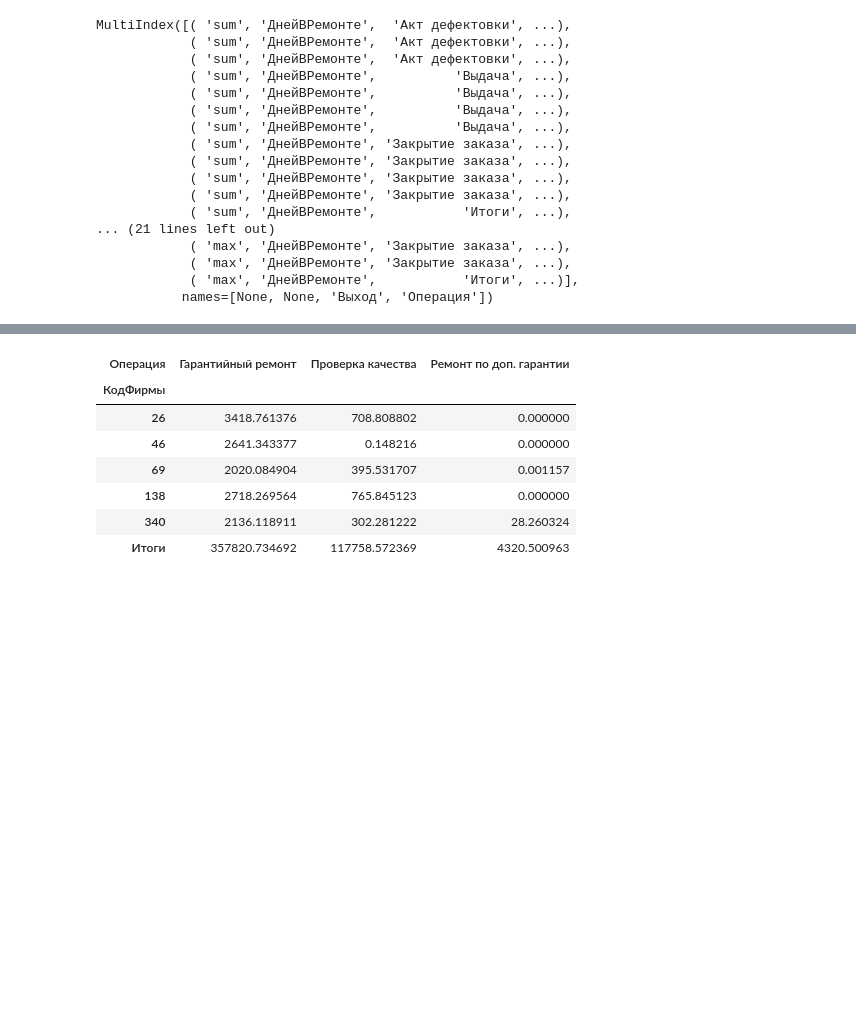
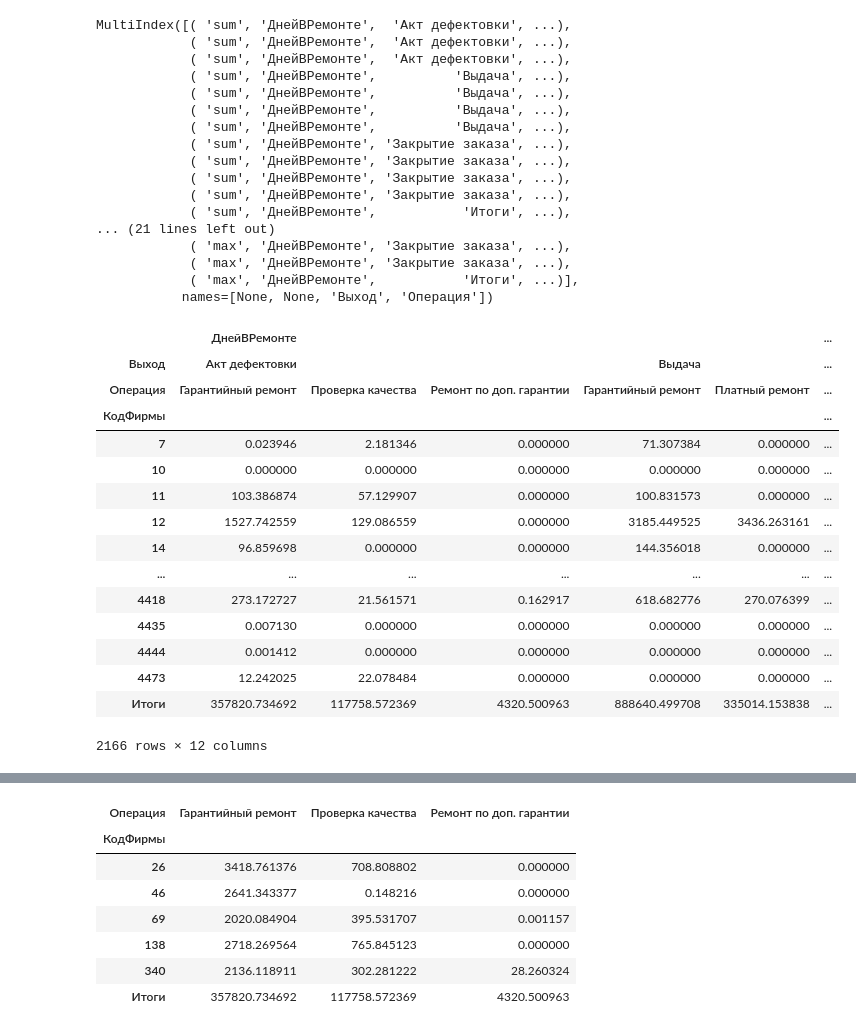
Before and after one commit to HarakaRisasi/dns_data_analysis_study, a Jupyter notebook: 3 занятие/урок 3.ipynb, the cells around one changed output, grey strips where cells are left out. Cells and saved outputs as stored; diff of their text form; code cells hidden in the pictures; blank space fills up the shorter version.

```diff
--- a/3 занятие/урок 3.ipynb
+++ b/3 занятие/урок 3.ipynb
@@ -242,3 +255,23 @@ MultiIndex([( 'sum', 'ДнейВРемонте',  'Акт дефектовки',
             ( 'max', 'ДнейВРемонте', 'Закрытие заказа', ...),
             ( 'max', 'ДнейВРемонте',           'Итоги', ...)],
            names=[None, None, 'Выход', 'Операция'])
+# %%
+df_=df_pivot['sum']
+df_
+# %% [output]
+|  | ДнейВРемонте |  |  |  |  | ... |
+| Выход | Акт дефектовки |  |  | Выдача |  | ... |
+| Операция | Гарантийный ремонт | Проверка качества | Ремонт по доп. гарантии | Гарантийный ремонт | Платный ремонт | ... |
+| КодФирмы |  |  |  |  |  | ... |
+| 7 | 0.023946 | 2.181346 | 0.000000 | 71.307384 | 0.000000 | ... |
+| 10 | 0.000000 | 0.000000 | 0.000000 | 0.000000 | 0.000000 | ... |
+| 11 | 103.386874 | 57.129907 | 0.000000 | 100.831573 | 0.000000 | ... |
+| 12 | 1527.742559 | 129.086559 | 0.000000 | 3185.449525 | 3436.263161 | ... |
+| 14 | 96.859698 | 0.000000 | 0.000000 | 144.356018 | 0.000000 | ... |
+| ... | ... | ... | ... | ... | ... | ... |
+| 4418 | 273.172727 | 21.561571 | 0.162917 | 618.682776 | 270.076399 | ... |
+| 4435 | 0.007130 | 0.000000 | 0.000000 | 0.000000 | 0.000000 | ... |
+| 4444 | 0.001412 | 0.000000 | 0.000000 | 0.000000 | 0.000000 | ... |
+| 4473 | 12.242025 | 22.078484 | 0.000000 | 0.000000 | 0.000000 | ... |
+| Итоги | 357820.734692 | 117758.572369 | 4320.500963 | 888640.499708 | 335014.153838 | ... |
+2166 rows × 12 columns
```
Also changed, not shown: parts of 8 cells of this notebook.
